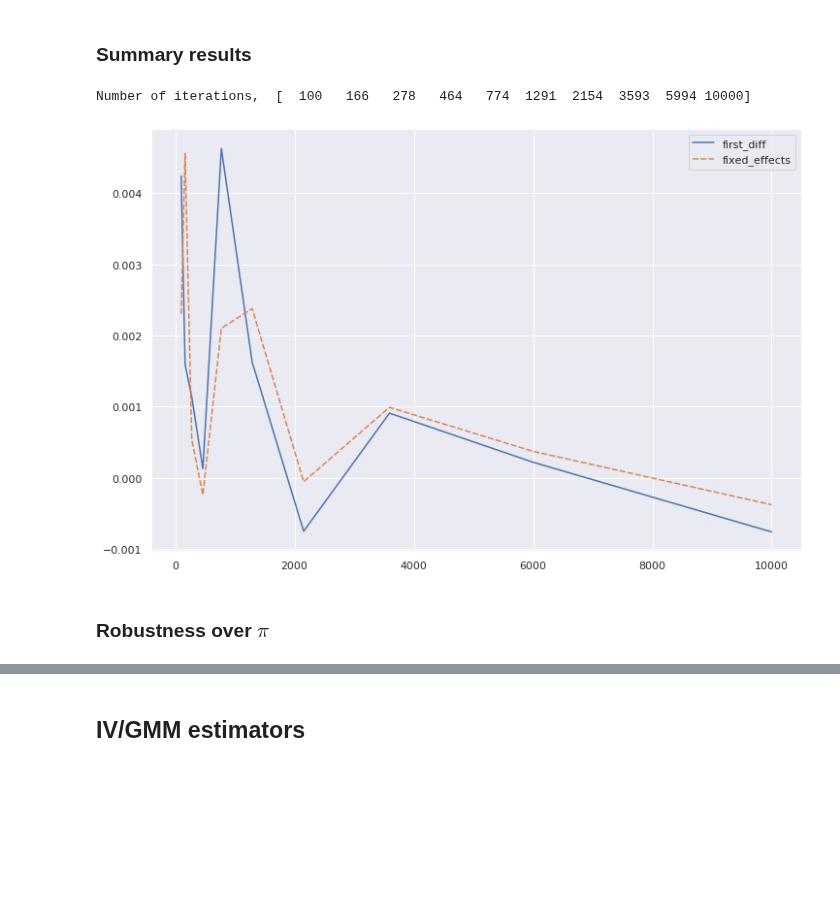
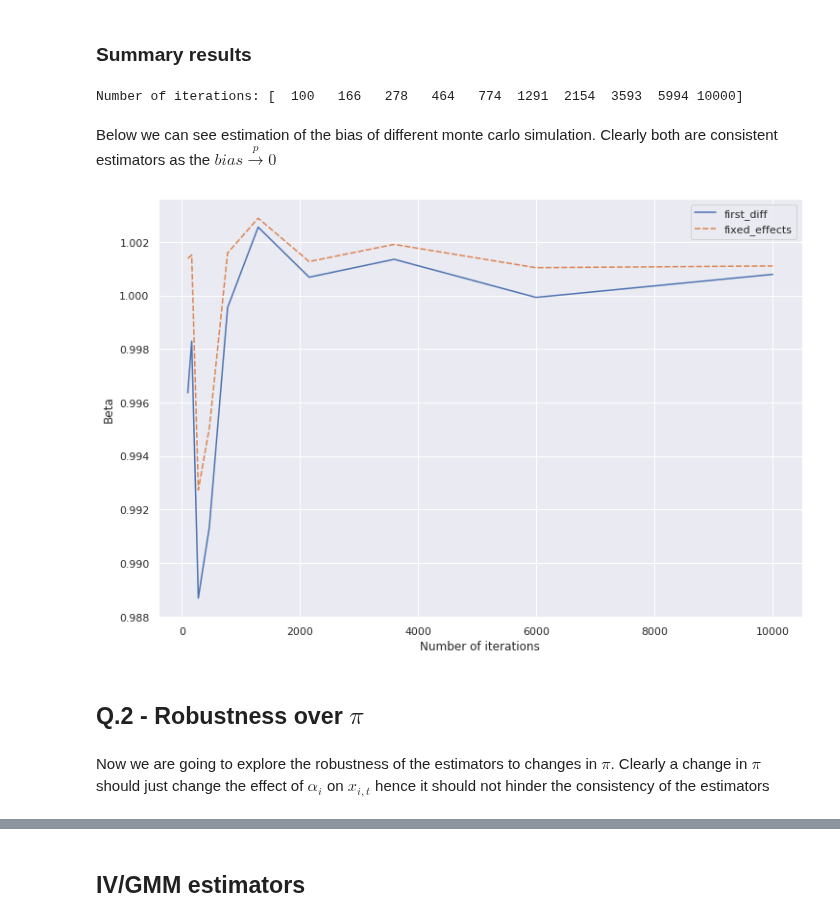
Before and after one commit to NoFishLikeIan/tinbergen, a Jupyter notebook: homework/adv_econ_notebooks/Panel Data.ipynb, the cells around one changed output, grey strips where cells are left out. Drawn from its saved outputs; the diff is of its cells as text; code cells hidden in the pictures; blank space fills up the shorter version.

```diff
--- a/homework/adv_econ_notebooks/Panel Data.ipynb
+++ b/homework/adv_econ_notebooks/Panel Data.ipynb
@@ -119,25 +84,0 @@ def pooled(y, X, *rest):
-# %%
-def fixed_effects(y, X, *rest):
-    N, T = X.shape
-
-    Q = Q_matrix(T)
-    X_dem = (X @ Q).reshape(-1, 1)
-    y_dem = (y @ Q).reshape(-1, 1)
-    beta_hat = beta_ols(X_dem, y_dem)
-
-    std_error = standard_error(X_dem, y_dem)
-
-    return beta_hat[-1, 0], std_error
-# %%
-def first_diff(y, X, *rest):
-    N, T = X.shape
-
-    D = Diff_matrix(T)
-    X_diff = (X @ D.T).reshape(-1, 1)
-    y_diff = (y @ D.T).reshape(-1, 1)
-
-    beta_hat = beta_ols(X_diff, y_diff)
-
-    std_error = standard_error(X_diff, y_diff)
-
-    return beta_hat[-1, 0], std_error
@@ -195,12 +125,8 @@ plt.show()
 # %% [markdown]
 ### Summary results
 # %%
-avg_bias = {method: [] for method in models.keys()}
-avg_beta = {method: [] for method in models.keys()}
-avg_std = {method: [] for method in models.keys()}
-
 iterations_space = np.logspace(2, 4, num=10).astype(int)
-
-print('Number of iterations, ', iterations_space)
+coeff = init_coeff.copy()
+print(f'Number of iterations: {iterations_space}')
 # %% [output]
-Number of iterations,  [  100   166   278   464   774  1291  2154  3593  5994 10000]
+Number of iterations: [  100   166   278   464   774  1291  2154  3593  5994 10000]
@@ -220,10 +133,17 @@ means = pd.DataFrame(avg_beta)
-# %%
-sns.lineplot(data=biases)
-plt.show()
-# %% [output]
-[figure, removed]
+# %%
+betas, standard_dev = iterative_monte_carlo(iterations_space, 'iterations', T=T, N=N, sigmas=sigmas, estimators=models, coeff=coeff)
+# %% [markdown]
+Below we can see estimation of the bias of different monte carlo simulation. Clearly both are consistent estimators as the $bias \xrightarrow{p} 0$
+# %%
+ax = sns.lineplot(data=betas)
+ax.set(xlabel='Number of iterations', ylabel='Beta')
+plt.show()
+# %% [output]
+[figure, added]
 # %% [markdown]
-### Robustness over $\pi$
+## Q.2 -  Robustness over $\pi$
+# %% [markdown]
+Now we are going to explore the robustness of the estimators to changes in $\pi$. Clearly a change in $\pi$ should just change the effect of $\alpha_i$ on $x_{i, t}$ hence it should not hinder the consistency of the estimators
 # %%
 iterations = 1000
 possible_pis = np.linspace(0.1, 30)
```
Also changed, not shown: parts of 95 cells of this notebook.
